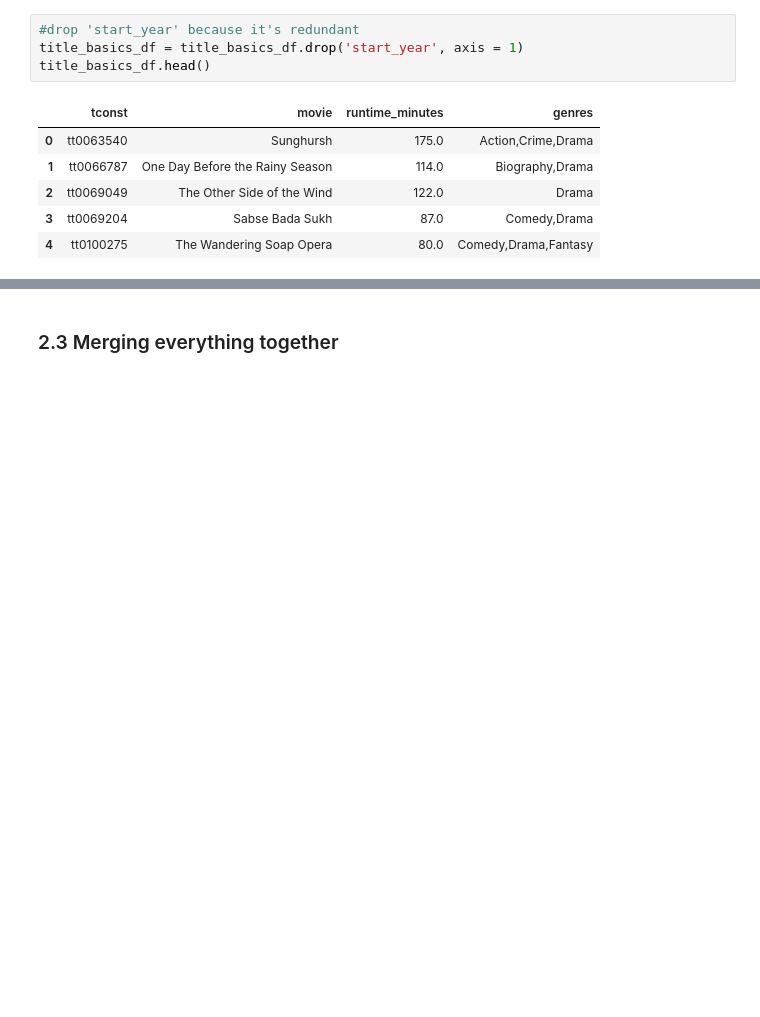
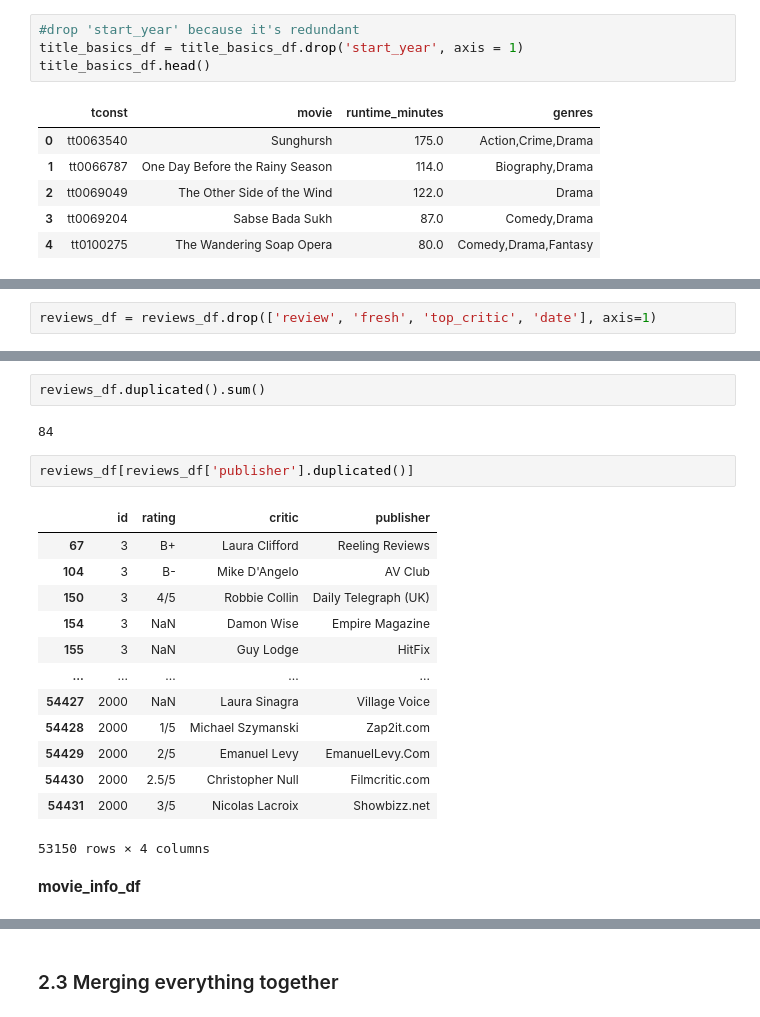
Before and after one commit to baotramduong/Porfolio_Project_The_Movie_Industry, a Jupyter notebook: Part 1 - Data_Science_in_Action_The_Movie_Industry.ipynb, the cells around one changed output, grey strips where cells are left out. Saved outputs shown, nothing was run; the diff lists cells and outputs as text; blank space fills up the shorter version.

```diff
--- a/Part 1 - Data_Science_in_Action_The_Movie_Industry.ipynb
+++ b/Part 1 - Data_Science_in_Action_The_Movie_Industry.ipynb
@@ -827,0 +1009,2 @@ title_basics_df.head()
+# %%
+reviews_df = reviews_df.drop(['review', 'fresh', 'top_critic', 'date'], axis=1)
@@ -827,0 +1042,22 @@ title_basics_df.head()
+# %%
+reviews_df.duplicated().sum()
+# %% [output]
+84
+# %%
+reviews_df[reviews_df['publisher'].duplicated()]
+# %% [output]
+|  | id | rating | critic | publisher |
+| 67 | 3 | B+ | Laura Clifford | Reeling Reviews |
+| 104 | 3 | B- | Mike D'Angelo | AV Club |
+| 150 | 3 | 4/5 | Robbie Collin | Daily Telegraph (UK) |
+| 154 | 3 | NaN | Damon Wise | Empire Magazine |
+| 155 | 3 | NaN | Guy Lodge | HitFix |
+| ... | ... | ... | ... | ... |
+| 54427 | 2000 | NaN | Laura Sinagra | Village Voice |
+| 54428 | 2000 | 1/5 | Michael Szymanski | Zap2it.com |
+| 54429 | 2000 | 2/5 | Emanuel Levy | EmanuelLevy.Com |
+| 54430 | 2000 | 2.5/5 | Christopher Null | Filmcritic.com |
+| 54431 | 2000 | 3/5 | Nicolas Lacroix | Showbizz.net |
+53150 rows × 4 columns
+# %% [markdown]
+**movie_info_df**
```
Also changed, not shown: parts of 39 cells of this notebook.
